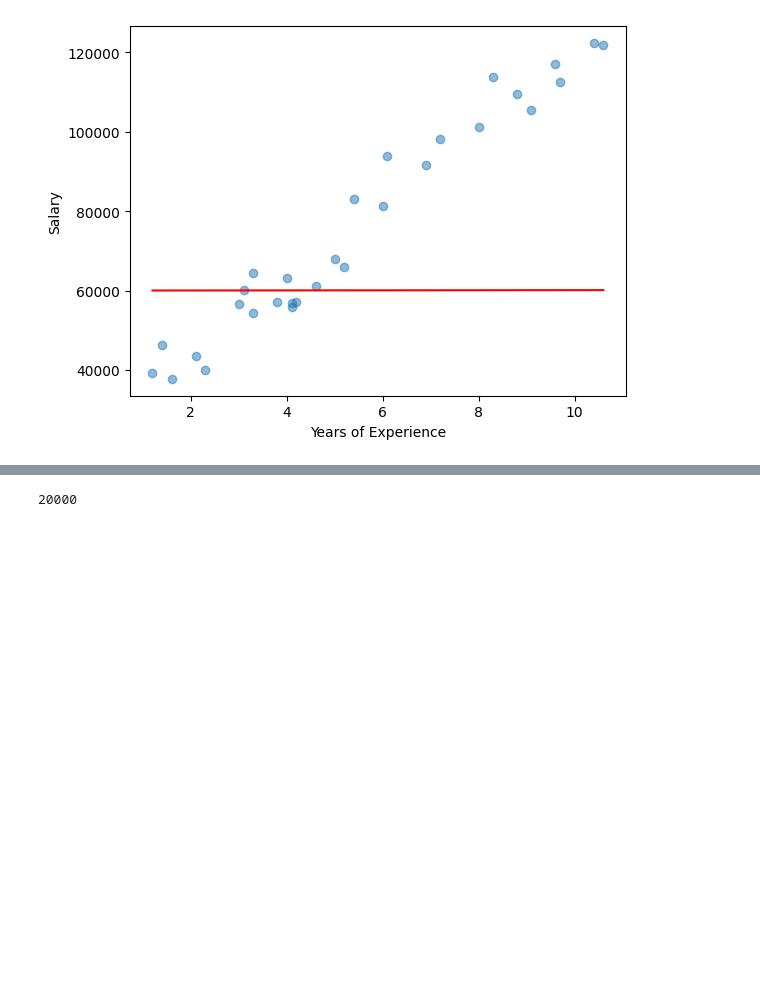
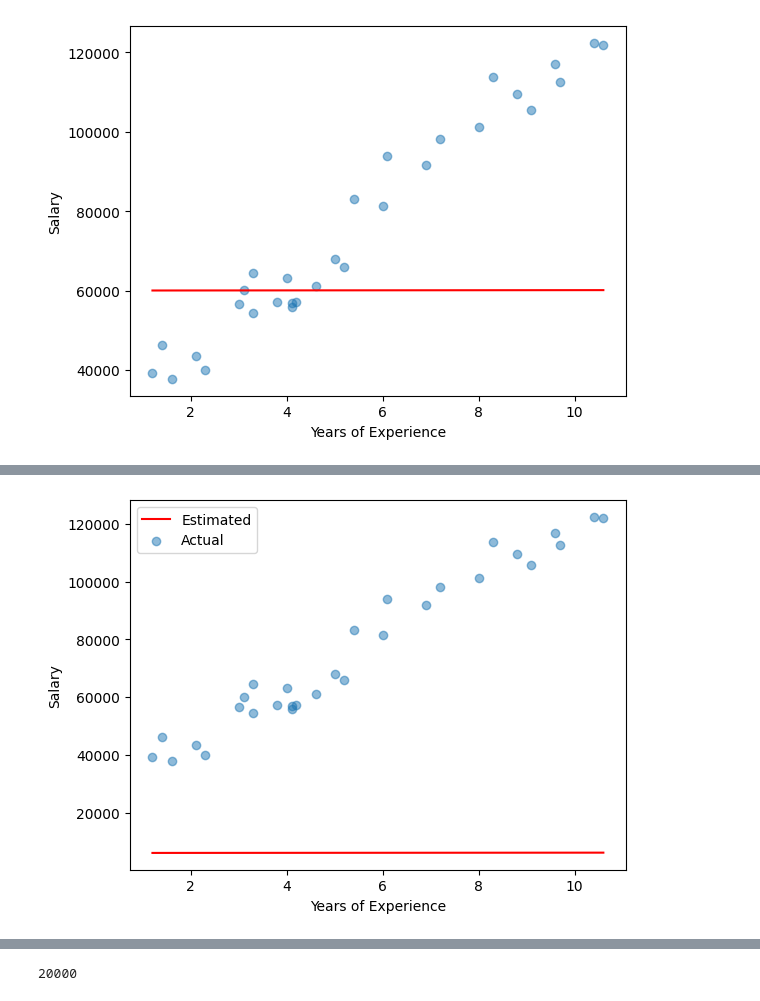
Before and after one commit to iWOLFSTEIN/Salary-Predictor-Linear-Regression-ML, a Jupyter notebook: main.ipynb, the cells around one changed output, grey strips where cells are left out. Saved outputs shown, nothing was run; the diff lists cells and outputs as text; code cells hidden in the pictures; blank space fills up the shorter version.

```diff
--- a/main.ipynb
+++ b/main.ipynb
@@ -91,6 +91,12 @@ plt.ylabel('Salary')
 # %% [output]
 Text(0, 0.5, 'Salary')
 [figure]
+# %%
+import numpy as np
+
+
+def calculate_error(targets, predictions):
+    return np.sqrt(np.mean(np.square(targets - predictions)))
 # %%
 def try_parameters(w, b):
     sal = df.Salary
@@ -104,3 +110,9 @@ def try_parameters(w, b):
     plt.xlabel("Years of Experience")
     plt.ylabel("Salary")
     plt.legend(["Estimated", "Actual"])
+
+    loss = calculate_error(sal, est_sal)
+    print("Estimated loss: ", loss)
+# %%
+try_parameters(10, 6000)
+# %% [output]
@@ -107,3 +120,4 @@ def try_parameters(w, b):
+[figure, added]
 # %%
 try_parameters(10250, 20000)
 # %% [output]
```
Also changed, not shown: parts of 9 cells of this notebook.
